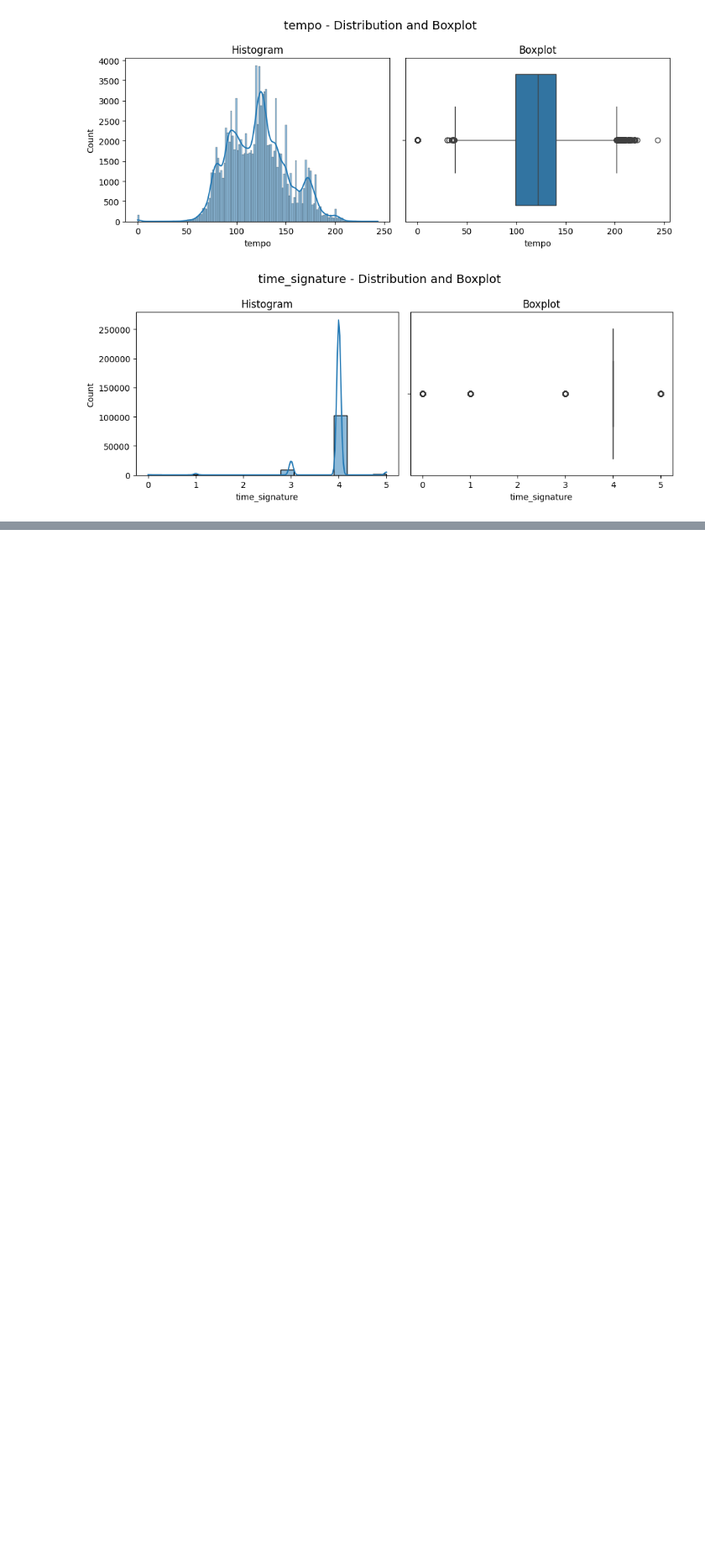
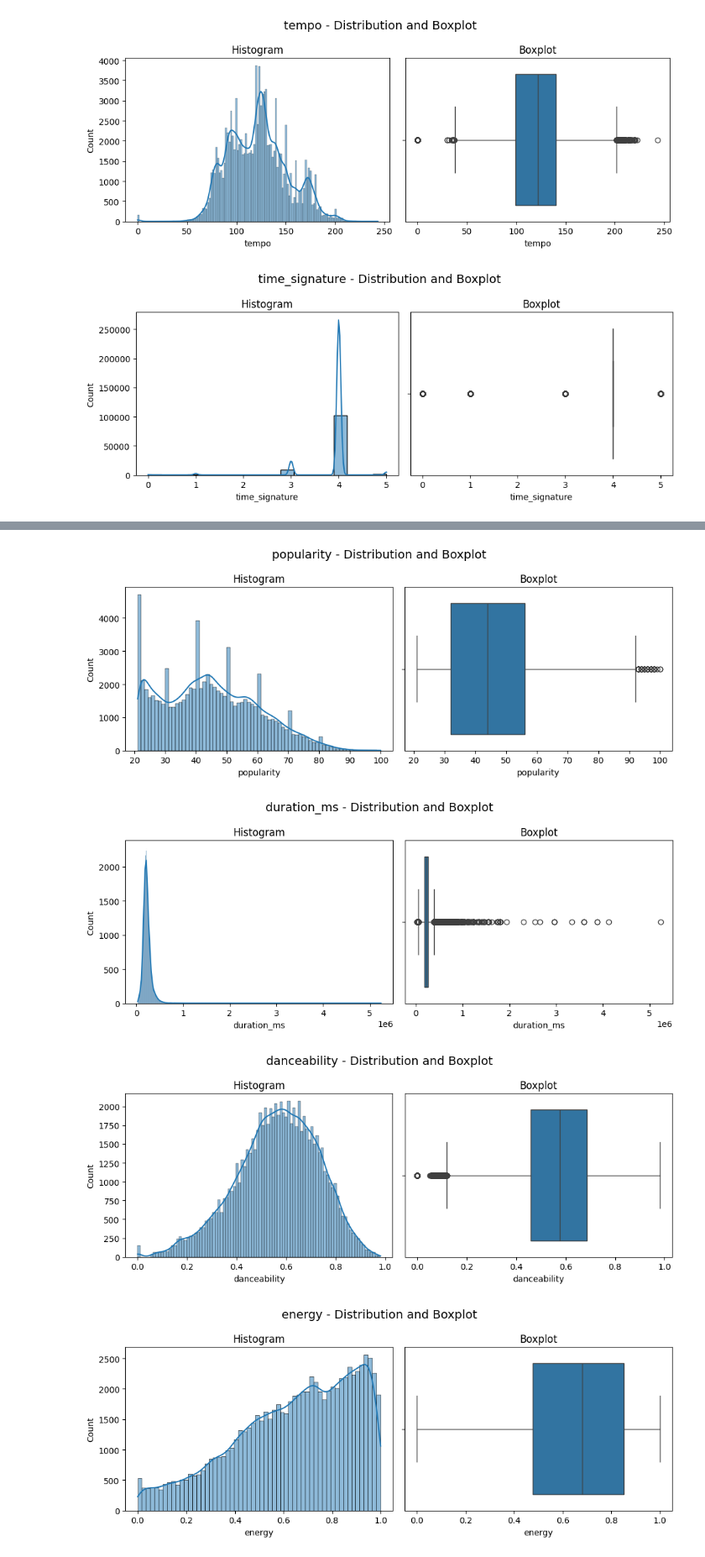
Before and after one commit to matthewsj17/Spotify-Data-Analysis-DSCI300-Project, a Jupyter notebook: DSCI300_DataCleaning_SemesterProject.ipynb, the cells around one changed output, grey strips where cells are left out. Shown at 84% size. Saved outputs shown, nothing was run; the diff lists cells and outputs as text; code cells hidden in the pictures; blank space fills up the shorter version.

```diff
--- a/DSCI300_DataCleaning_SemesterProject.ipynb
+++ b/DSCI300_DataCleaning_SemesterProject.ipynb
@@ -248,0 +288,3 @@ for col in spotifyCont_df.columns:
+# %%
+spotifyPopular_df = spotify_df[spotify_df['popularity'] > 20]
+spotifyPopular_df
@@ -248,0 +305,17 @@ for col in spotifyCont_df.columns:
+# %%
+# USING CHANGE KEY COLUMN.
+
+spotifyPopular_df['key_name'] = spotifyPopular_df['key'].map({
+    0: 'C',
+    1: 'C♯/D♭',
+    2: 'D',
+    3: 'D♯/E♭',
+    4: 'E',
+    5: 'F',
+    6: 'F♯/G♭',
+    7: 'G',
+    8: 'G♯/A♭',
+    9: 'A',
+    10: 'A♯/B♭',
+    11: 'B'
+})
@@ -248,0 +346,28 @@ for col in spotifyCont_df.columns:
+# %%
+spotify_contcols = ['popularity','duration_ms','danceability','energy','key',
+                   'loudness','speechiness','acousticness','instrumentalness',
+                   'liveness','valence','tempo','time_signature']
+spotifyPopCont_df = spotifyPopular_df[spotify_contcols]
+# %%
+spotifyPopular_df.columns
+for col in spotifyPopCont_df.columns:
+    fig, axes = plt.subplots(1, 2, figsize=(10, 4))
+    fig.suptitle(f'{col} - Distribution and Boxplot', fontsize=14)
+
+    # Histogram
+    sns.histplot(spotifyPopCont_df[col].dropna(), kde=True, ax=axes[0])
+    axes[0].set_title('Histogram')
+    axes[0].set_xlabel(col)
+
+    # Boxplot
+    sns.boxplot(x=spotifyPopCont_df[col], ax=axes[1])
+    axes[1].set_title('Boxplot')
+    axes[1].set_xlabel(col)
+
+    plt.tight_layout()
+    plt.show()
+# %% [output]
+[figure, added]
+[figure, added]
+[figure, added]
+[figure, added]
```
Also changed, not shown: parts of 9 cells of this notebook.
